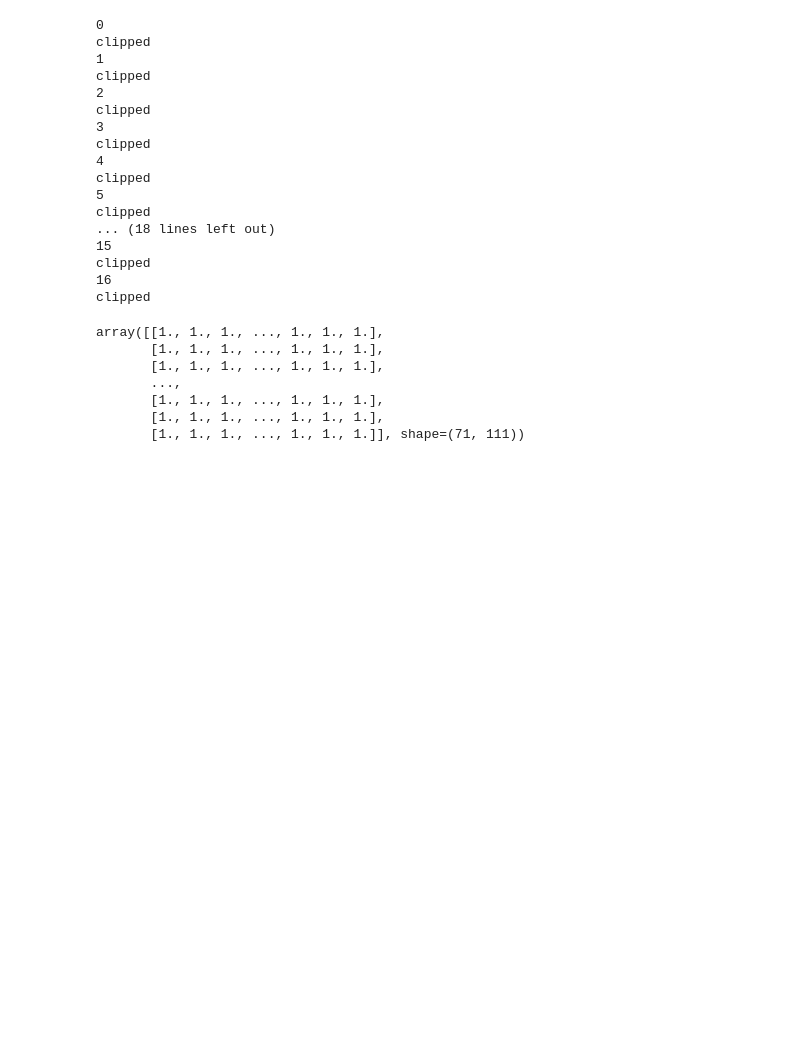
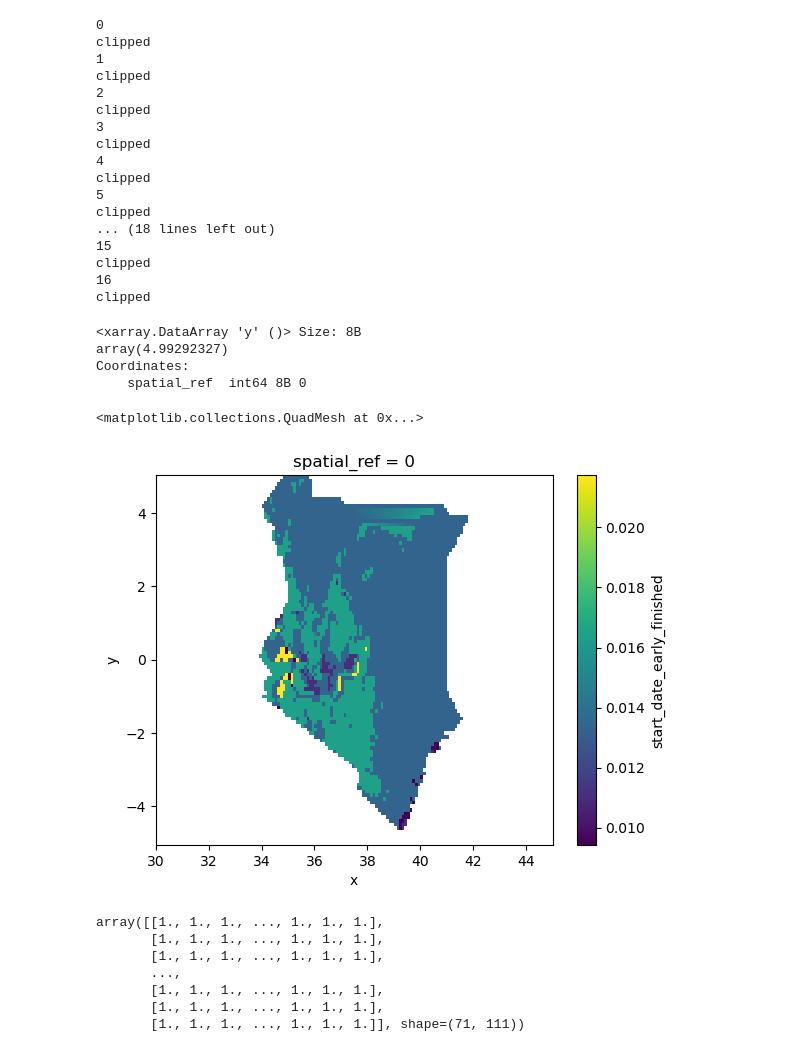
Before and after one commit to MartinP556/yield_modelling, a Jupyter notebook: explore_sowing_date.ipynb, the cells around one changed output. Saved outputs shown, nothing was run; the diff lists cells and outputs as text; code cells hidden in the pictures; blank space fills up the shorter version.

```diff
--- a/explore_sowing_date.ipynb
+++ b/explore_sowing_date.ipynb
@@ -228,7 +238,10 @@ for index, row in adm_data.iterrows():
 # %%
-xds = rioxarray.open_rasterio('C:\\Users\\wlwc1989\\Documents\\yield_modelling\\data\\ERA5\\temp_SSA_1999_2008.nc')
-xds = xds.rio.write_crs('EPSG:4326')
-xds = xds.rio.clip_box(minx=33.5, miny=-5.5, maxx=42, maxy=5.5)
+#xds = rioxarray.open_rasterio('C:\\Users\\wlwc1989\\Documents\\yield_modelling\\data\\ERA5\\Kenya\\Kenya_ERA5_2000_2024_forrio6.nc')
+ds = xr.open_dataset('C:\\Users\\wlwc1989\\Documents\\yield_modelling\\data\\ERA5\\Kenya\\Kenya_ERA5_2000_2024_forrio6.nc')
+xds = ds.rio.write_crs('EPSG:4326')
+#xds = xds.rio.clip_box(minx=33.5, miny=-5.5, maxx=42, maxy=5.5)
+# %%
+xds = xds.rename({'lat': 'y', 'lon': 'x'})
 # %%
 AEZ_with_date.columns
 # %% [output]
@@ -266,14 +279,14 @@ for index, row in AEZ_with_date.iterrows():
     xds['harvest_date2'] = (('x', 'y'), np.ones((xds.sizes['x'], xds.sizes['y']))*row['Late harvest date second'])
     clipped = xds.isel(time=0).rio.clip([row['geometry']], AEZ_with_date.crs, all_touched = False, drop=False)
     print('clipped')
-    xds['start_date_early_finished'] += clipped['start_date'].fillna(0)
-    xds['start_date_late_finished'] += clipped['start_date_early'].fillna(0)
-    xds['harvest_date_early_finished'] += clipped['harvest_date'].fillna(0)
-    xds['harvest_date_late_finished'] += clipped['harvest_date_early'].fillna(0)
-    xds['start_date2_early_finished'] += clipped['start_date2'].fillna(0)
-    xds['start_date2_late_finished'] += clipped['start_date2_early'].fillna(0)
-    xds['harvest_date2_early_finished'] += clipped['harvest_date2'].fillna(0)
-    xds['harvest_date2_late_finished'] += clipped['harvest_date2_early'].fillna(0)
+    xds['start_date_early_finished'] += clipped['start_date_early'].fillna(0)
+    xds['start_date_late_finished'] += clipped['start_date'].fillna(0)
+    xds['harvest_date_early_finished'] += clipped['harvest_date_early'].fillna(0)
+    xds['harvest_date_late_finished'] += clipped['harvest_date'].fillna(0)
+    xds['start_date2_early_finished'] += clipped['start_date2_early'].fillna(0)
+    xds['start_date2_late_finished'] += clipped['start_date2'].fillna(0)
+    xds['harvest_date2_early_finished'] += clipped['harvest_date2_early'].fillna(0)
+    xds['harvest_date2_late_finished'] += clipped['harvest_date2'].fillna(0)
     #xds.loc[clipped[['x', 'y']]]
 # %% [output]
 0
@@ -297,0 +318,12 @@ xds.to_netcdf('C:\\Users\\wlwc1989\\Documents\\yield_modelling\\data\\ERA5\\temp
+# %%
+xds['y'].max()
+# %% [output]
+<xarray.DataArray 'y' ()> Size: 8B
+array(4.99292327)
+Coordinates:
+    spatial_ref  int64 8B 0
+# %%
+(1/(xds['start_date_early_finished'] + 1)).T.plot()
+# %% [output]
+<matplotlib.collections.QuadMesh at 0x...>
+[figure, added]
```
Also changed, not shown: parts of 34 cells of this notebook, 4 other files.
